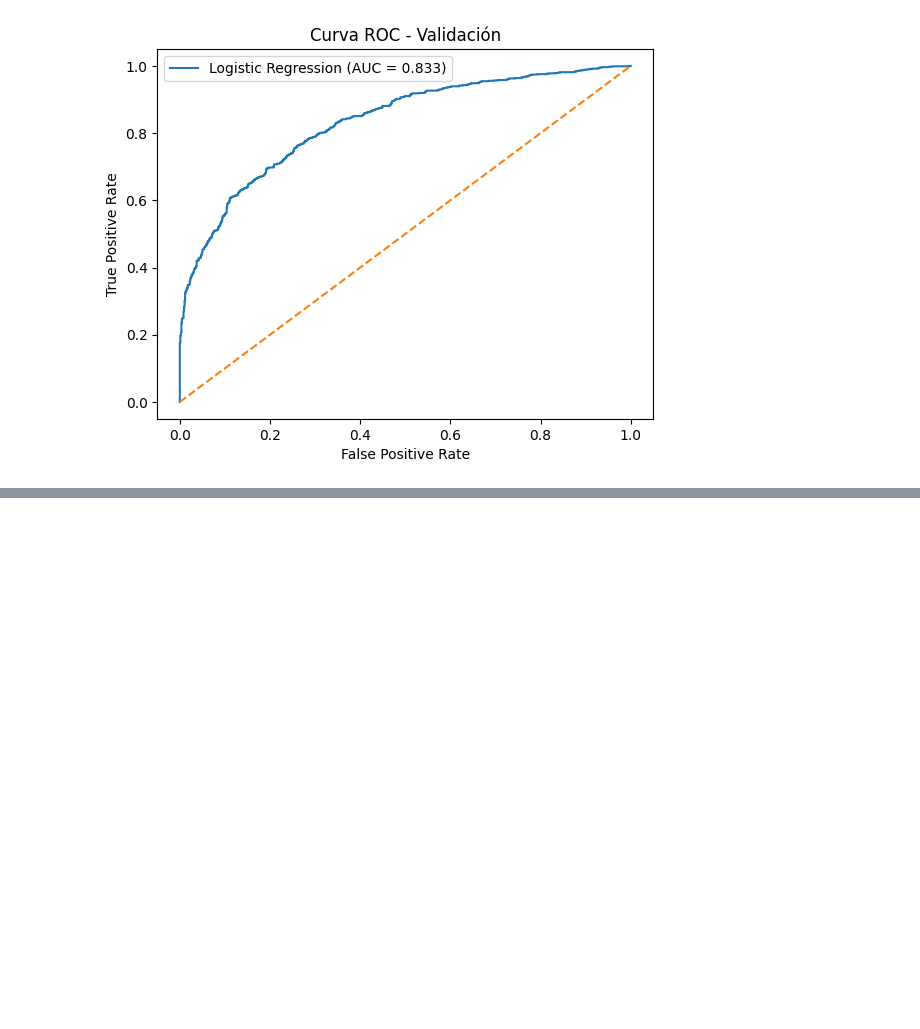
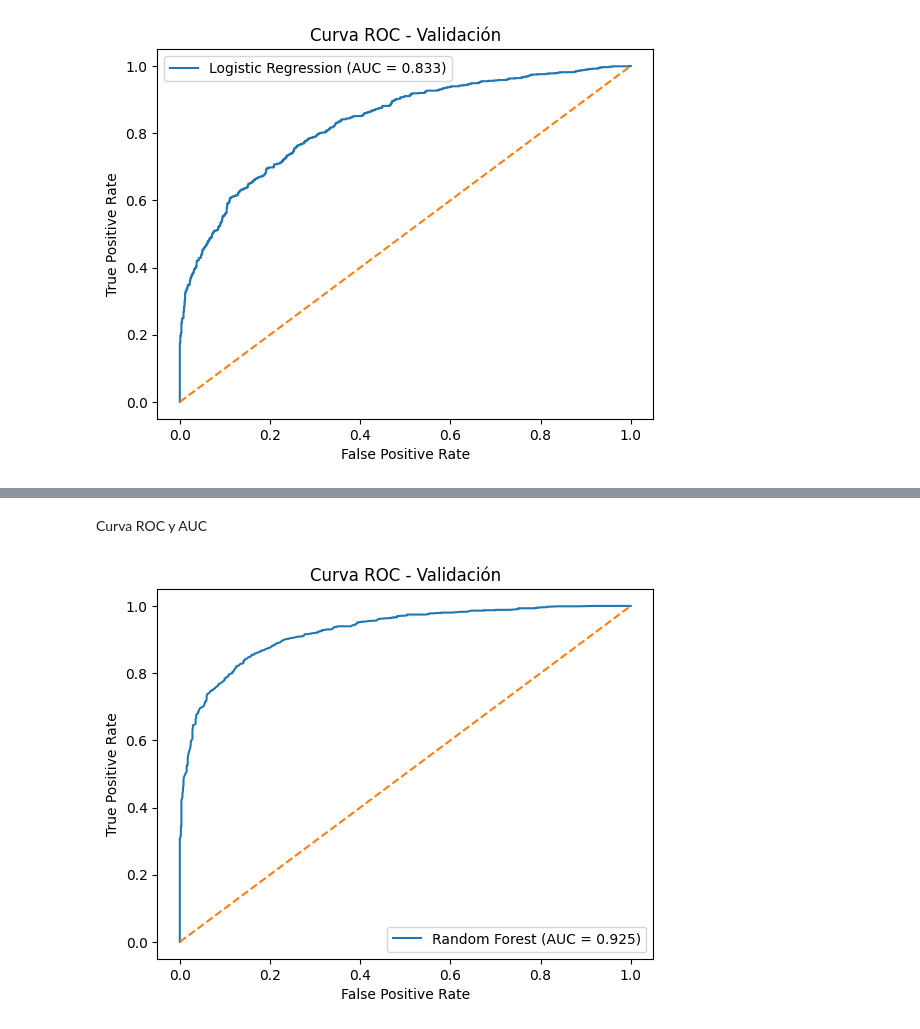
Before and after one commit to michellemej22596/Lab1-DS-Deteccion-Phishing, a Jupyter notebook: analisisExploratorio.ipynb, the cells around one changed output, grey strips where cells are left out. Drawn from its saved outputs; the diff is of its cells as text; code cells hidden in the pictures; blank space fills up the shorter version.

Commit message:
feat: agregar Random Forest y evaluación con métricas en validación

```diff
--- a/analisisExploratorio.ipynb
+++ b/analisisExploratorio.ipynb
@@ -465,0 +470,5 @@ plt.show()
+# %%
+from sklearn.ensemble import RandomForestClassifier
+
+rf = RandomForestClassifier(n_estimators=200, random_state=42)
+rf.fit(X_train, y_train)
@@ -465,0 +479,9 @@ plt.show()
+# %%
+y_val_pred_rf = rf.predict(X_val)
+y_val_prob_rf = rf.predict_proba(X_val)[:,1]
+
+print("Matriz de confusión - Validación (RF)")
+print(confusion_matrix(y_val, y_val_pred_rf))
+
+print("\nReporte clasificación - Validación (RF)")
+print(classification_report(y_val, y_val_pred_rf))
@@ -465,0 +502,15 @@ plt.show()
+# %% [markdown]
+Curva ROC y AUC
+# %%
+fpr_rf, tpr_rf, _ = roc_curve(y_val, y_val_prob_rf)
+auc_rf = auc(fpr_rf, tpr_rf)
+
+plt.plot(fpr_rf, tpr_rf, label=f"Random Forest (AUC = {auc_rf:.3f})")
+plt.plot([0,1],[0,1],'--')
+plt.xlabel("False Positive Rate")
+plt.ylabel("True Positive Rate")
+plt.title("Curva ROC - Validación")
+plt.legend()
+plt.show()
+# %% [output]
+[figure, added]
```
Also changed, not shown: parts of 5 cells of this notebook.
